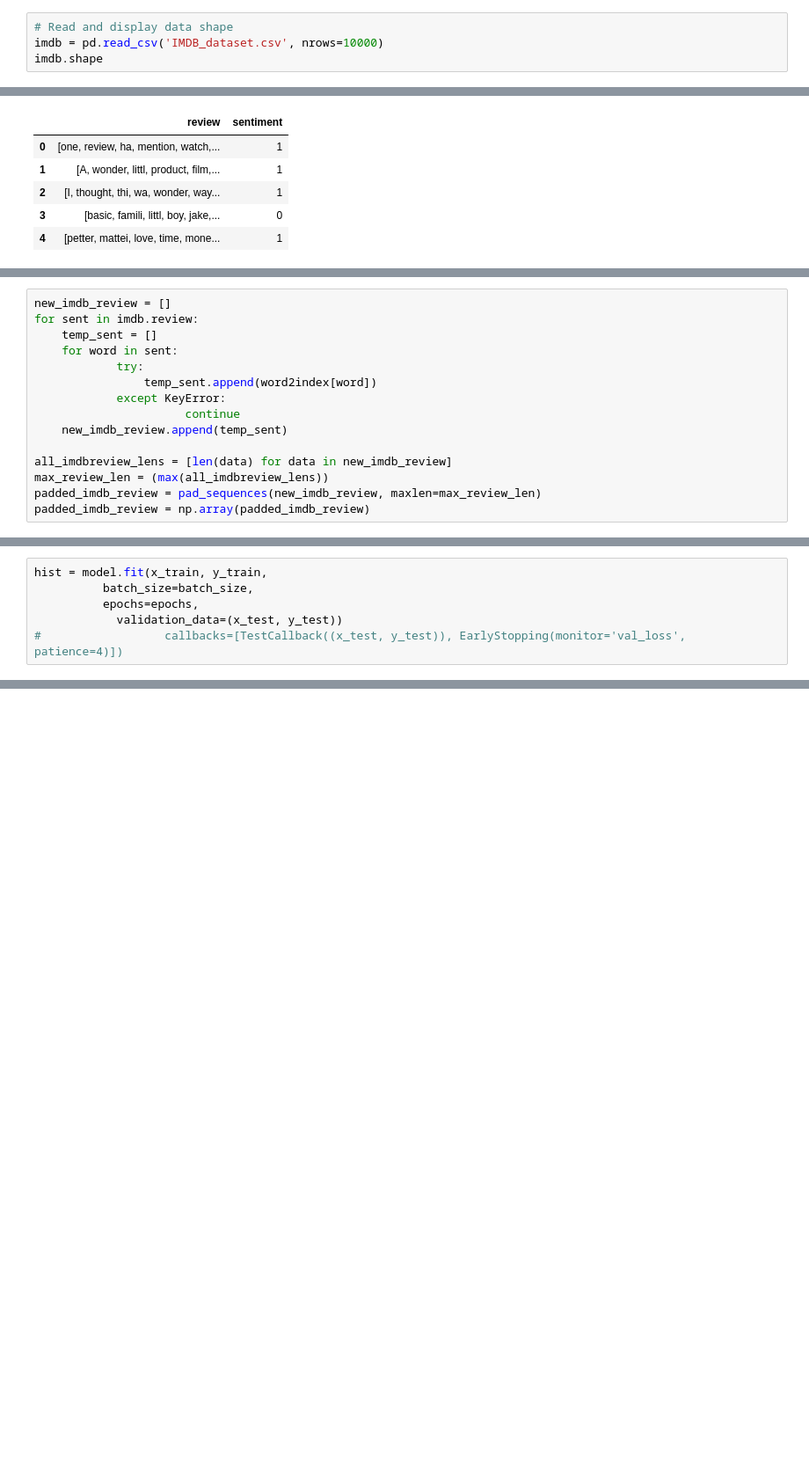
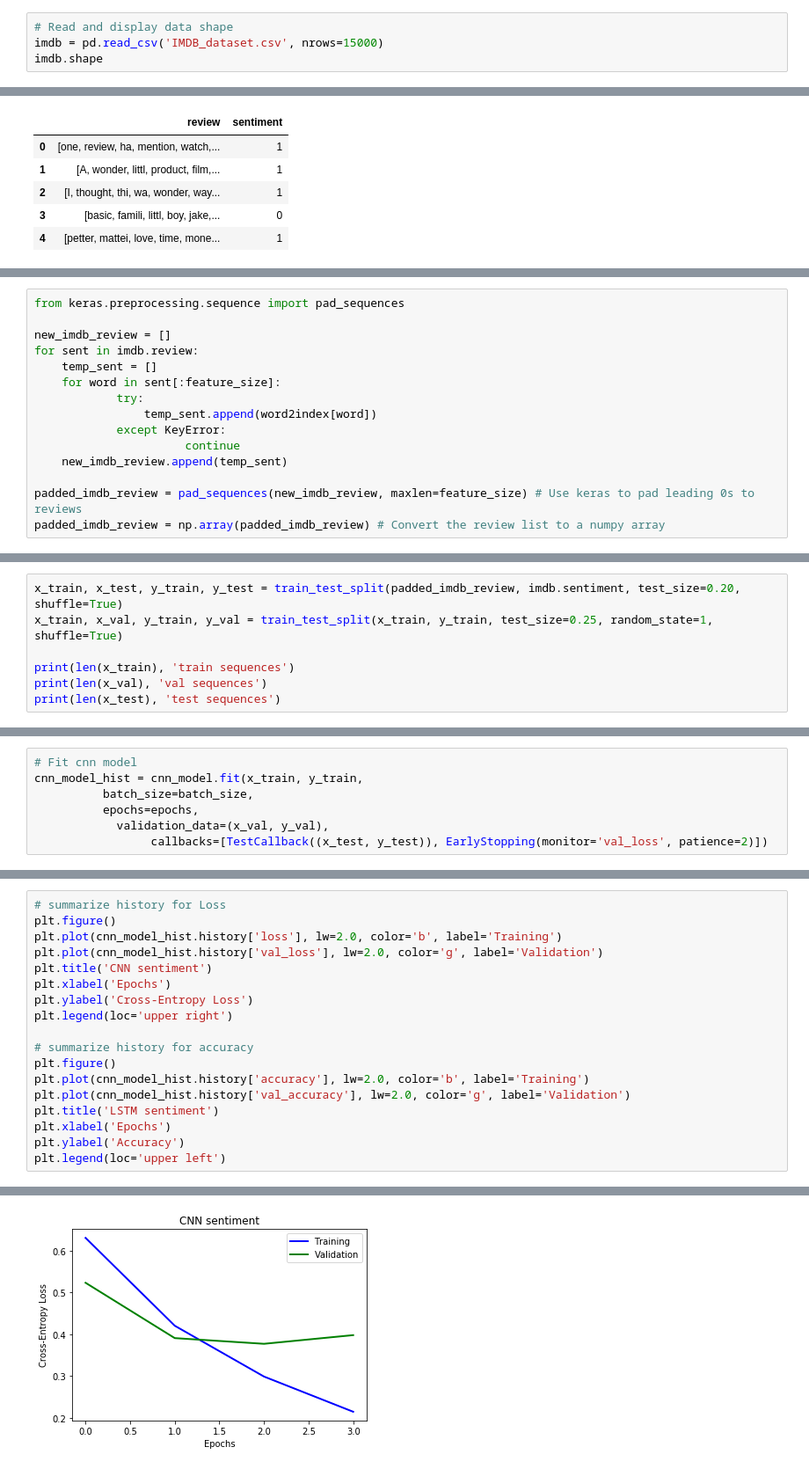
Before and after one commit to okabamac/Sentiment-Analysis-with-IMDB-dataset, a Jupyter notebook: eda.ipynb, the cells around one changed output, grey strips where cells are left out. Shown at 88% size. Drawn from its saved outputs; the diff is of its cells as text; blank space fills up the shorter version.

```diff
--- a/eda.ipynb
+++ b/eda.ipynb
@@ -15,6 +15,6 @@ import warnings
 warnings.filterwarnings('ignore')
 # %%
 # Read and display data shape
-imdb = pd.read_csv('IMDB_dataset.csv', nrows=10000)
+imdb = pd.read_csv('IMDB_dataset.csv', nrows=15000)
 imdb.shape
 # %% [output]
@@ -247,16 +245,16 @@ for index, word in enumerate(fastxt.wv.index2word):
     word2index[word] = index
 # %%
+from keras.preprocessing.sequence import pad_sequences
+
 new_imdb_review = []
 for sent in imdb.review:
     temp_sent = []
-    for word in sent:
+    for word in sent[:feature_size]:
             try:
                 temp_sent.append(word2index[word])
             except KeyError:
                       continue
     new_imdb_review.append(temp_sent)
 
-all_imdbreview_lens = [len(data) for data in new_imdb_review]
-max_review_len = (max(all_imdbreview_lens))
-padded_imdb_review = pad_sequences(new_imdb_review, maxlen=max_review_len)
-padded_imdb_review = np.array(padded_imdb_review)
+padded_imdb_review = pad_sequences(new_imdb_review, maxlen=feature_size) # Use keras to pad leading 0s to reviews
+padded_imdb_review = np.array(padded_imdb_review) # Convert the review list to a numpy array
@@ -263 +291,8 @@ padded_imdb_review = np.array(padded_imdb_review)
+# %%
+x_train, x_test, y_train, y_test = train_test_split(padded_imdb_review, imdb.sentiment, test_size=0.20, shuffle=True)
+x_train, x_val, y_train, y_val = train_test_split(x_train, y_train, test_size=0.25, random_state=1, shuffle=True)
+
+print(len(x_train), 'train sequences')
+print(len(x_val), 'val sequences')
+print(len(x_test), 'test sequences')
 # %%
@@ -356,6 +334,7 @@ class TestCallback(Callback):
 # %%
-hist = model.fit(x_train, y_train,
+# Fit cnn model
+cnn_model_hist = cnn_model.fit(x_train, y_train,
           batch_size=batch_size,
           epochs=epochs,
-            validation_data=(x_test, y_test))
-#                  callbacks=[TestCallback((x_test, y_test)), EarlyStopping(monitor='val_loss', patience=4)])
+            validation_data=(x_val, y_val),
+                 callbacks=[TestCallback((x_test, y_test)), EarlyStopping(monitor='val_loss', patience=2)])
@@ -404,0 +341,19 @@ model.summary()
+# %%
+# summarize history for Loss
+plt.figure()
+plt.plot(cnn_model_hist.history['loss'], lw=2.0, color='b', label='Training')
+plt.plot(cnn_model_hist.history['val_loss'], lw=2.0, color='g', label='Validation')
+plt.title('CNN sentiment')
+plt.xlabel('Epochs')
+plt.ylabel('Cross-Entropy Loss')
+plt.legend(loc='upper right')
+
+# summarize history for accuracy
+plt.figure()
+plt.plot(cnn_model_hist.history['accuracy'], lw=2.0, color='b', label='Training')
+plt.plot(cnn_model_hist.history['val_accuracy'], lw=2.0, color='g', label='Validation')
+plt.title('LSTM sentiment')
+plt.xlabel('Epochs')
+plt.ylabel('Accuracy')
+plt.legend(loc='upper left')
+# %% [output]
@@ -404,0 +361 @@ model.summary()
+[figure, added]
```
Also changed, not shown: parts of 22 cells of this notebook.
